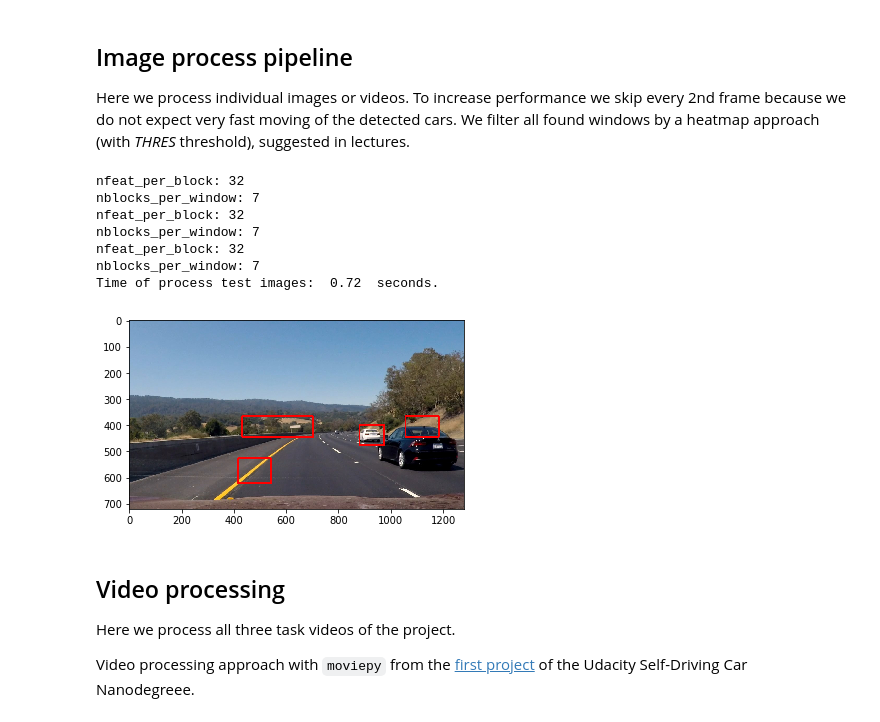
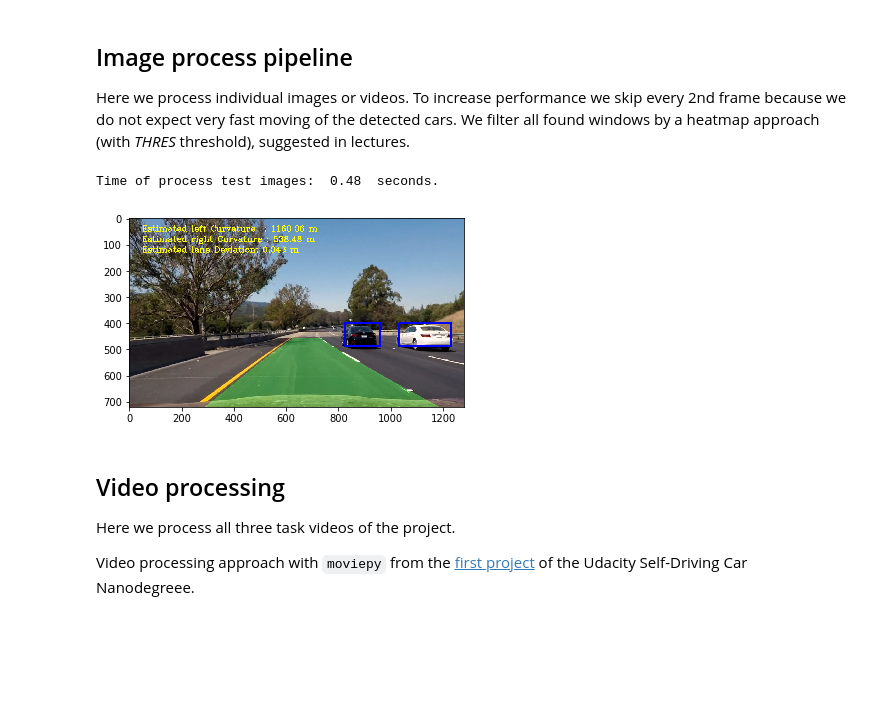
Before and after one commit to wuqianliang/ND013, a Jupyter notebook: Vehicle Detection and Tracking/Vehicle_Detection_and_Tracking.ipynb, the cells around one changed output. Cells and saved outputs as stored; diff of their text form; code cells hidden in the pictures; blank space fills up the shorter version.

```diff
--- a/Vehicle Detection and Tracking/Vehicle_Detection_and_Tracking.ipynb
+++ b/Vehicle Detection and Tracking/Vehicle_Detection_and_Tracking.ipynb
@@ -622,7 +622,7 @@ Here we process individual images or videos. To increase performance we skip eve
 # %%
 from scipy.ndimage.measurements import label
 
-image = cv2.imread('test_images/test6.jpg')
+image = mpimg.imread('test_images/test1.jpg')
 # %%
 def add_heat(heatmap, bbox_list):
     # Iterate through list of bboxes
@@ -668,49 +668,49 @@ def image_process_pipeline(image):
                     xy_window=(128, 128), xy_overlap=(0.75, 0.75))
         windows += slide_window(image, x_start_stop=[0, 400], y_start_stop=[400, None],
                     xy_window=(128, 128), xy_overlap=(0.75, 0.75))
 
-        windows += slide_window(img, x_start_stop=[400, 1280], y_start_stop=[350, 600],
+        windows += slide_window(img, x_start_stop=[400, 1280], y_start_stop=[350, 650],
                     xy_window=(64, 64), xy_overlap=(0.75, 0.75))
         boxes += (search_windows(img, windows, svc, X_scaler, color_space=color_space,
                         spatial_size=spatial_size, hist_bins=hist_bins,
                         orient=orient, pix_per_cell=pix_per_cell,
                         cell_per_block=cell_per_block,
                         hog_channel=hog_channel, spatial_feat=spatial_feat,
                         hist_feat=hist_feat, hog_feat=hog_feat))
     '''
     if True:
-        boxes = find_cars(img, 400, 650, 880, 1280, 2, 2, svc, X_scaler, orient, pix_per_cell, cell_per_block, spatial_size, hist_bins)
-        boxes += find_cars(img, 400, 650, 0, 400, 2, 2, svc, X_scaler, orient, pix_per_cell, cell_per_block, spatial_size, hist_bins)
+        boxes = find_cars(img, 400, 650, 800, 1280, 2.5, 2, svc, X_scaler, orient, pix_per_cell, cell_per_block, spatial_size, hist_bins)
+        boxes += find_cars(img, 400, 500, 800, 1280, 1, 1, svc, X_scaler, orient, pix_per_cell, cell_per_block, spatial_size, hist_bins)
         # For far cars
-        boxes += find_cars(img, 350, 650, 400, 1280, 1, 2, svc, X_scaler, orient, pix_per_cell, cell_per_block, spatial_size, hist_bins)
+        #boxes = find_cars(img, 400, 650, 950, 1280, 2.0, 2, svc, X_scaler, orient, pix_per_cell, cell_per_block, spatial_size, hist_bins)
+        #boxes += find_cars(img, 400, 650, 800, 1280, 3, 2, svc, X_scaler, orient, pix_per_cell, cell_per_block, spatial_size, hist_bins)
+        #boxes += find_cars(img, 400, 650, 0, 330, 2.0, 2, svc, X_scaler, orient, pix_per_cell, cell_per_block, spatial_size, hist_bins)
 
     # Add heat to each box in box list
     heat = add_heat(heat,boxes)
 
     # Apply threshold to help remove false positives
-    heat = apply_threshold(heat,1)
+    heat = apply_threshold(heat,2)
 
     # Visualize the heatmap when displaying
     heatmap = np.clip(heat, 0, 255)
 
     # Find final boxes from heatmap using label function
     labels = label(heatmap)
     draw_img = draw_labeled_bboxes(np.copy(image), labels)
-    return draw_img
+    #draw_img = draw_boxes(draw_img, boxes, color=(0, 255, 0), thick=4)
+
+    return cv2.cvtColor(draw_img, cv2.COLOR_RGB2BGR)
 
 t=time.time() # Start time
-d_image = image_process_pipeline(image)
+im = line.image_process_pipeline(image)
+img = np.copy(im)
+d_image = image_process_pipeline(img)
+show_img(d_image)
 print('Time of process test images: ',round(time.time()-t, 2),' seconds.')
-show_img(d_image)
 # %% [output]
-nfeat_per_block: 32
-nblocks_per_window: 7
-nfeat_per_block: 32
-nblocks_per_window: 7
-nfeat_per_block: 32
-nblocks_per_window: 7
-Time of process test images:  0.72  seconds.
+Time of process test images:  0.48  seconds.
-[figure, old version]
+[figure, new version]
 # %% [markdown]
 ## Video processing
 
```
Also changed, not shown: parts of 4 cells of this notebook.
